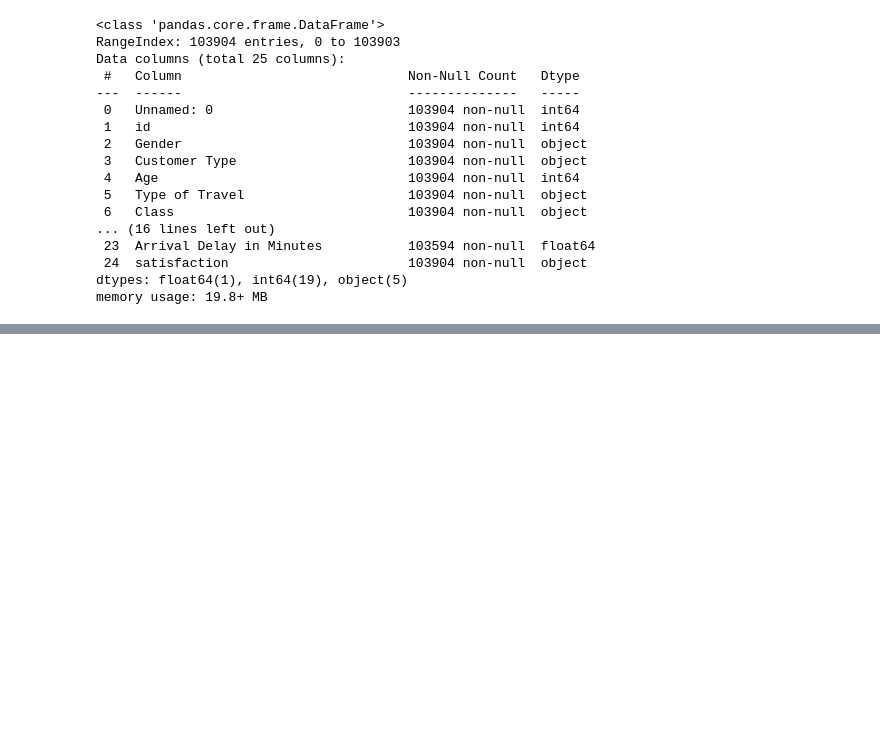
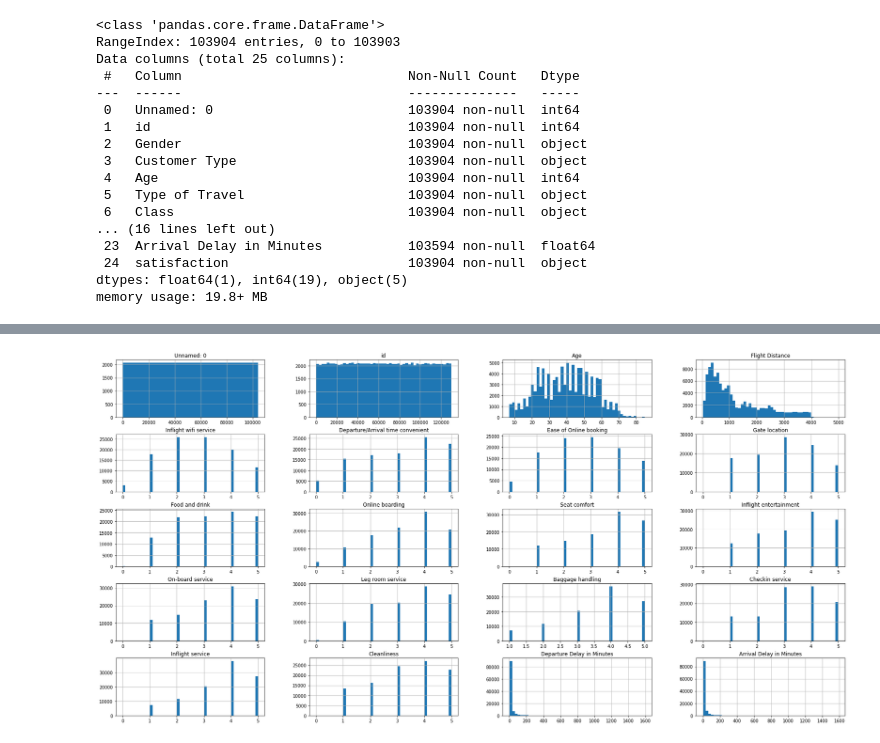
Before and after one commit to qnhhoa/DSS, a Jupyter notebook: Passenger_Satisfaction.ipynb, the cells around one changed output, grey strips where cells are left out. Drawn from its saved outputs; the diff is of its cells as text; code cells hidden in the pictures; blank space fills up the shorter version.

```diff
--- a/Passenger_Satisfaction.ipynb
+++ b/Passenger_Satisfaction.ipynb
@@ -71,0 +88,6 @@ memory usage: 19.8+ MB
+# %%
+# check phân bố dữ liệu
+df_cp.hist(bins=50,figsize=(30, 15))
+plt.show()
+# %% [output]
+[figure, added]
```
Also changed, not shown: parts of 27 cells of this notebook.
